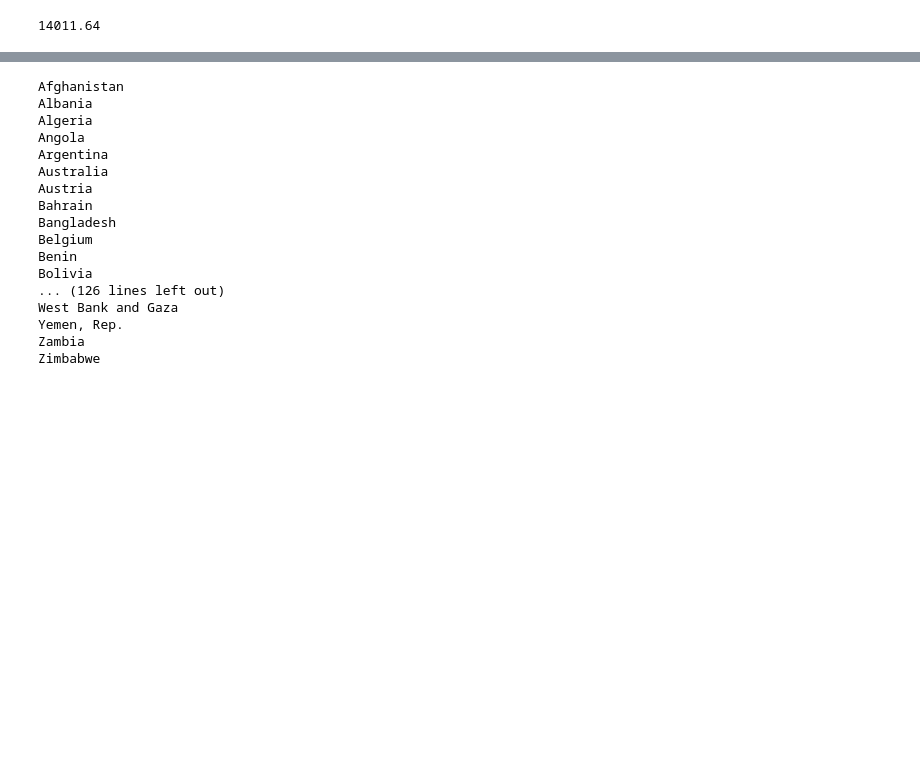
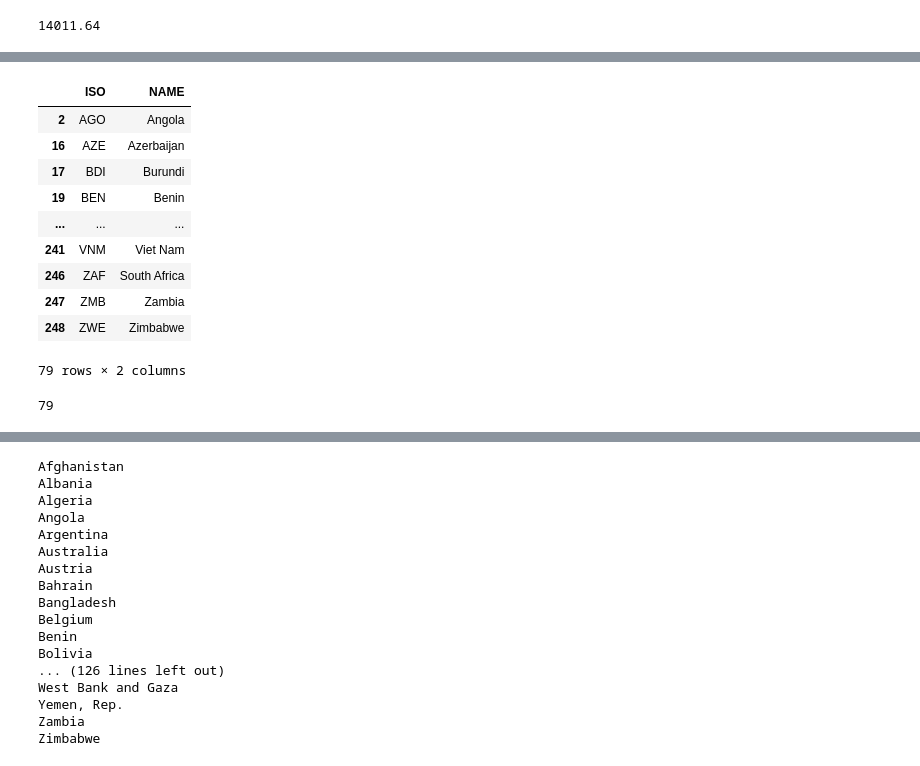
Before and after one commit to Shakes-tzd/MIT_TPP_thesis, a Jupyter notebook: JPnotebooks/GMA2018/gma2018.ipynb, the cells around one changed output, grey strips where cells are left out. Saved outputs shown, nothing was run; the diff lists cells and outputs as text; code cells hidden in the pictures; blank space fills up the shorter version.

```diff
--- a/JPnotebooks/GMA2018/gma2018.ipynb
+++ b/JPnotebooks/GMA2018/gma2018.ipynb
@@ -269,3 +196,23 @@ df=pd.DataFrame(df)
+# %%
+asgm_list=list(air_emissions['Country'])
+iso=df_countries[df_countries['NAME'].isin(asgm_list)]
+iso
+# %% [output]
+|  | ISO | NAME |
+| 2 | AGO | Angola |
+| 16 | AZE | Azerbaijan |
+| 17 | BDI | Burundi |
+| 19 | BEN | Benin |
+| ... | ... | ... |
+| 241 | VNM | Viet Nam |
+| 246 | ZAF | South Africa |
+| 247 | ZMB | Zambia |
+| 248 | ZWE | Zimbabwe |
+79 rows × 2 columns
+# %%
+len(iso)
+# %% [output]
+79
 # %%
 emitters=list(ASGM_emissions['Country'].values)
 len(emitters)
```
Also changed, not shown: parts of 22 cells of this notebook, 1 other file.
